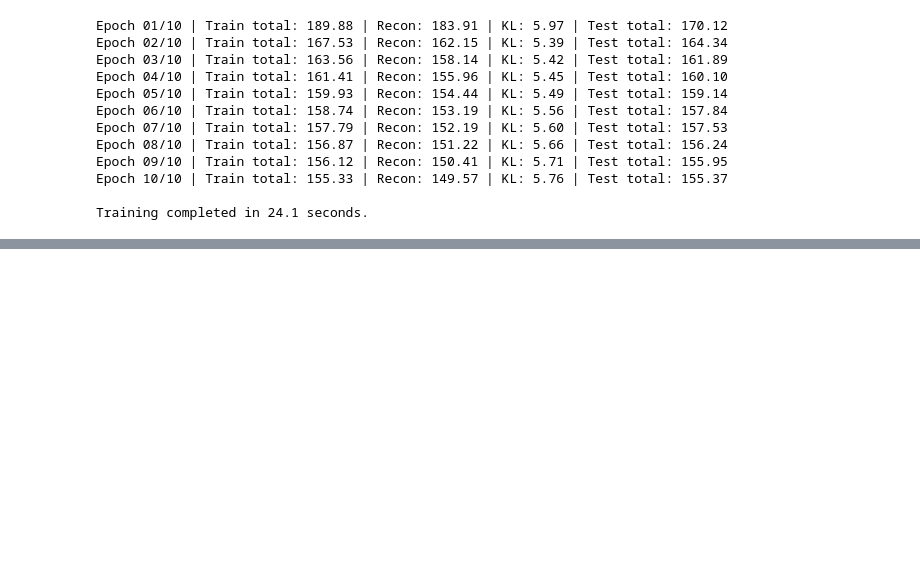
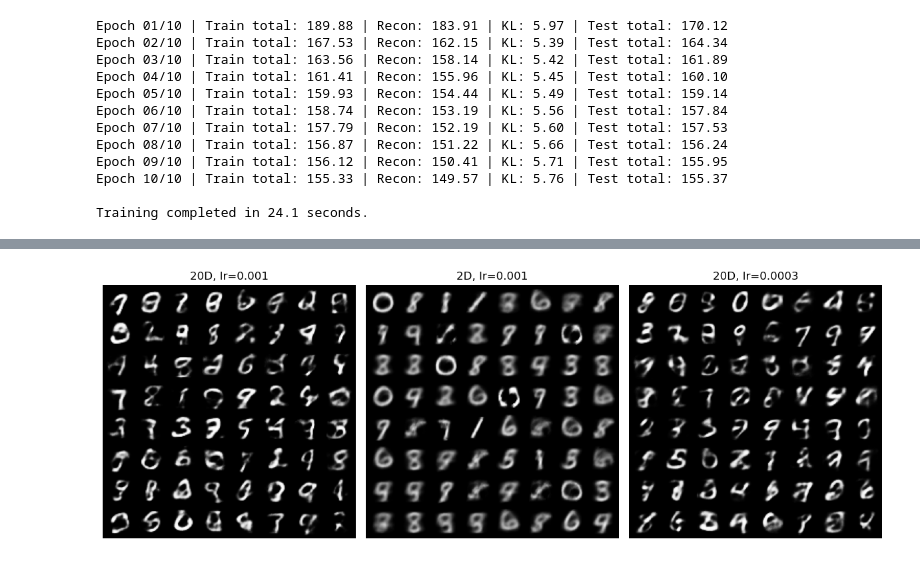
Before and after one commit to GUOLIKey/research-preparation, a Jupyter notebook: week4_vae.ipynb, the cells around one changed output, grey strips where cells are left out. Saved outputs shown, nothing was run; the diff lists cells and outputs as text; code cells hidden in the pictures; blank space fills up the shorter version.

```diff
--- a/week4_vae.ipynb
+++ b/week4_vae.ipynb
@@ -921,0 +1099,32 @@ Training completed in 24.1 seconds.
+# %%
+comparison_generator = torch.Generator().manual_seed(RANDOM_SEED)
+
+comparison_noise = torch.randn(
+    64,
+    20,
+    generator=comparison_generator,
+)
+
+fig, axes = plt.subplots(1, 3, figsize=(12, 4.5))
+
+for ax, (name, current_model, latent_dim) in zip(
+    axes,
+    comparison_models,
+):
+    current_model.eval()
+    z = comparison_noise[:, :latent_dim].to(device)
+
+    with torch.no_grad():
+        samples = current_model.decoder(z)
+        samples = samples.reshape(-1, 1, 28, 28).cpu()
+
+    grid = make_grid(samples, nrow=8, padding=2, normalize=False)
+
+    ax.imshow(grid.permute(1, 2, 0).numpy(), vmin=0, vmax=1)
+    ax.set_title(name)
+    ax.axis("off")
+
+plt.tight_layout()
+plt.show()
+# %% [output]
+[figure, added]
```
Also changed, not shown: parts of 11 cells of this notebook.
